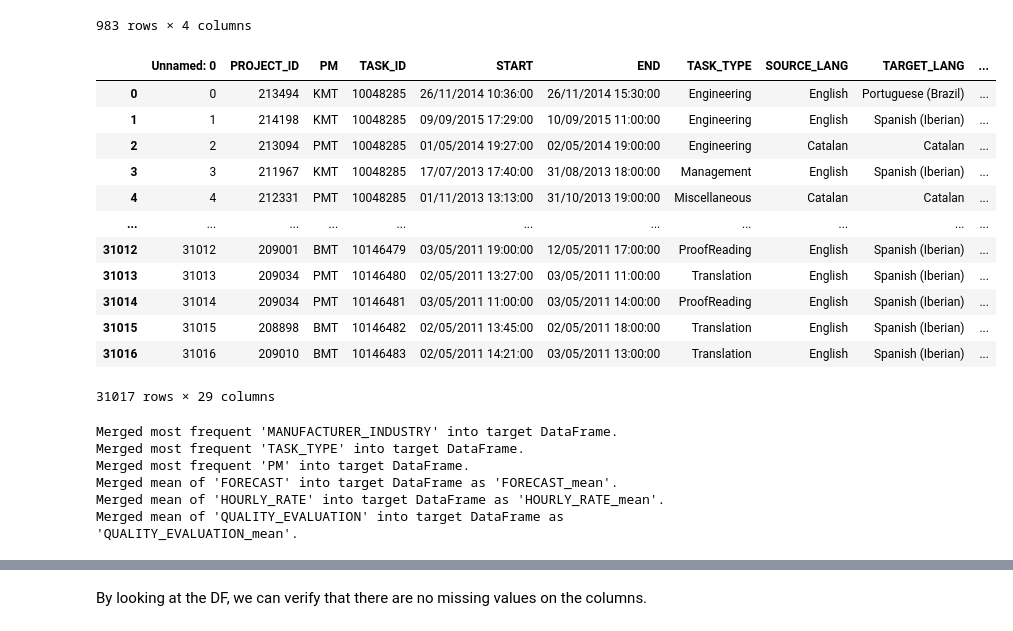
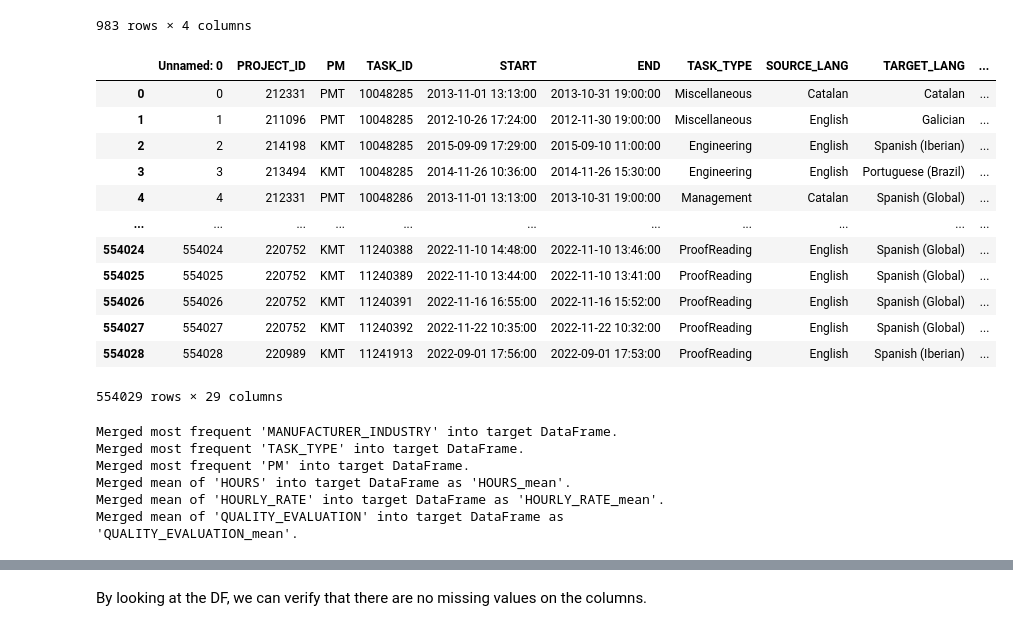
Before and after one commit to tomiock/TARS, a Jupyter notebook: notebooks/translator_embedded.ipynb, the cells around one changed output, grey strips where cells are left out. Drawn from its saved outputs; the diff is of its cells as text; code cells hidden in the pictures.

```diff
--- a/notebooks/translator_embedded.ipynb
+++ b/notebooks/translator_embedded.ipynb
@@ -102,22 +104,22 @@ def add_mean_numerical_value(df: pd.DataFrame, target_df: pd.DataFrame, group_co
 
     return merged_df
 # %%
-df_task = pd.read_csv("../data/data_enhanced.csv")
+df_task = pd.read_csv("../data/final_data_enhanced.csv")
 df_task
 # %% [output]
 |  | Unnamed: 0 | PROJECT_ID | PM | TASK_ID | START | END | TASK_TYPE | SOURCE_LANG | TARGET_LANG | ... |
-| 0 | 0 | 213494 | KMT | 10048285 | 26/11/2014 10:36:00 | 26/11/2014 15:30:00 | Engineering | English | Portuguese (Brazil) | ... |
-| 1 | 1 | 214198 | KMT | 10048285 | 09/09/2015 17:29:00 | 10/09/2015 11:00:00 | Engineering | English | Spanish (Iberian) | ... |
-| 2 | 2 | 213094 | PMT | 10048285 | 01/05/2014 19:27:00 | 02/05/2014 19:00:00 | Engineering | Catalan | Catalan | ... |
-| 3 | 3 | 211967 | KMT | 10048285 | 17/07/2013 17:40:00 | 31/08/2013 18:00:00 | Management | English | Spanish (Iberian) | ... |
-| 4 | 4 | 212331 | PMT | 10048285 | 01/11/2013 13:13:00 | 31/10/2013 19:00:00 | Miscellaneous | Catalan | Catalan | ... |
+| 0 | 0 | 212331 | PMT | 10048285 | 2013-11-01 13:13:00 | 2013-10-31 19:00:00 | Miscellaneous | Catalan | Catalan | ... |
+| 1 | 1 | 211096 | PMT | 10048285 | 2012-10-26 17:24:00 | 2012-11-30 19:00:00 | Miscellaneous | English | Galician | ... |
+| 2 | 2 | 214198 | KMT | 10048285 | 2015-09-09 17:29:00 | 2015-09-10 11:00:00 | Engineering | English | Spanish (Iberian) | ... |
+| 3 | 3 | 213494 | KMT | 10048285 | 2014-11-26 10:36:00 | 2014-11-26 15:30:00 | Engineering | English | Portuguese (Brazil) | ... |
+| 4 | 4 | 212331 | PMT | 10048286 | 2013-11-01 13:13:00 | 2013-10-31 19:00:00 | Management | Catalan | Spanish (Global) | ... |
 | ... | ... | ... | ... | ... | ... | ... | ... | ... | ... | ... |
-| 31012 | 31012 | 209001 | BMT | 10146479 | 03/05/2011 19:00:00 | 12/05/2011 17:00:00 | ProofReading | English | Spanish (Iberian) | ... |
-| 31013 | 31013 | 209034 | PMT | 10146480 | 02/05/2011 13:27:00 | 03/05/2011 11:00:00 | Translation | English | Spanish (Iberian) | ... |
-| 31014 | 31014 | 209034 | PMT | 10146481 | 03/05/2011 11:00:00 | 03/05/2011 14:00:00 | ProofReading | English | Spanish (Iberian) | ... |
-| 31015 | 31015 | 208898 | BMT | 10146482 | 02/05/2011 13:45:00 | 02/05/2011 18:00:00 | Translation | English | Spanish (Iberian) | ... |
-| 31016 | 31016 | 209010 | BMT | 10146483 | 02/05/2011 14:21:00 | 03/05/2011 13:00:00 | Translation | English | Spanish (Iberian) | ... |
+| 554024 | 554024 | 220752 | KMT | 11240388 | 2022-11-10 14:48:00 | 2022-11-10 13:46:00 | ProofReading | English | Spanish (Global) | ... |
+| 554025 | 554025 | 220752 | KMT | 11240389 | 2022-11-10 13:44:00 | 2022-11-10 13:41:00 | ProofReading | English | Spanish (Global) | ... |
+| 554026 | 554026 | 220752 | KMT | 11240391 | 2022-11-16 16:55:00 | 2022-11-16 15:52:00 | ProofReading | English | Spanish (Global) | ... |
+| 554027 | 554027 | 220752 | KMT | 11240392 | 2022-11-22 10:35:00 | 2022-11-22 10:32:00 | ProofReading | English | Spanish (Global) | ... |
+| 554028 | 554028 | 220989 | KMT | 11241913 | 2022-09-01 17:56:00 | 2022-09-01 17:53:00 | ProofReading | English | Spanish (Iberian) | ... |
-31017 rows × 29 columns
+554029 rows × 29 columns
 # %%
 category_columns = [
     "MANUFACTURER_INDUSTRY",
@@ -132,7 +134,7 @@ translators_df = add_most_frequent_category(
 )
 
 numerical_columns = [
-    "FORECAST",
+    "HOURS",
     "HOURLY_RATE",
     "QUALITY_EVALUATION",
 ]
@@ -147,7 +149,7 @@ translators_df = add_mean_numerical_value(
 Merged most frequent 'MANUFACTURER_INDUSTRY' into target DataFrame.
 Merged most frequent 'TASK_TYPE' into target DataFrame.
 Merged most frequent 'PM' into target DataFrame.
-Merged mean of 'FORECAST' into target DataFrame as 'FORECAST_mean'.
+Merged mean of 'HOURS' into target DataFrame as 'HOURS_mean'.
 Merged mean of 'HOURLY_RATE' into target DataFrame as 'HOURLY_RATE_mean'.
 Merged mean of 'QUALITY_EVALUATION' into target DataFrame as 'QUALITY_EVALUATION_mean'.
 # %%
```
Also changed, not shown: parts of 5 cells of this notebook, 9 other files.
